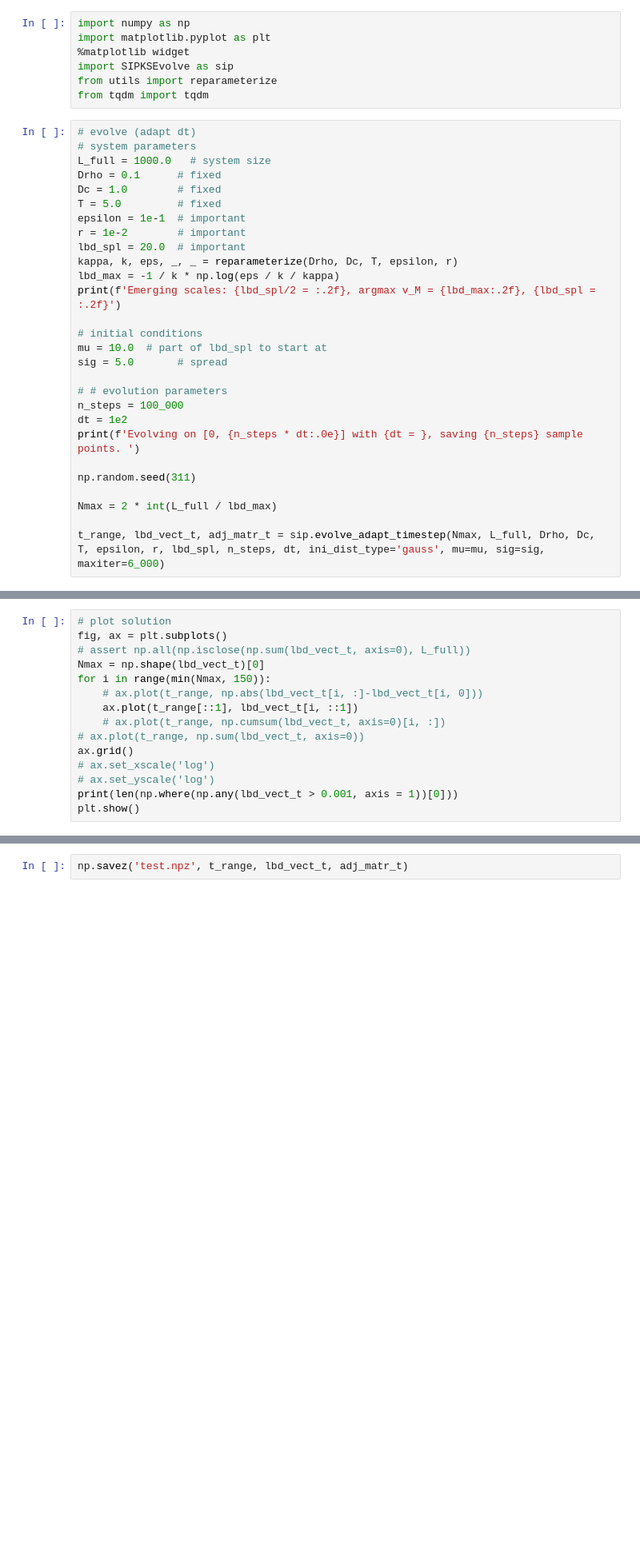
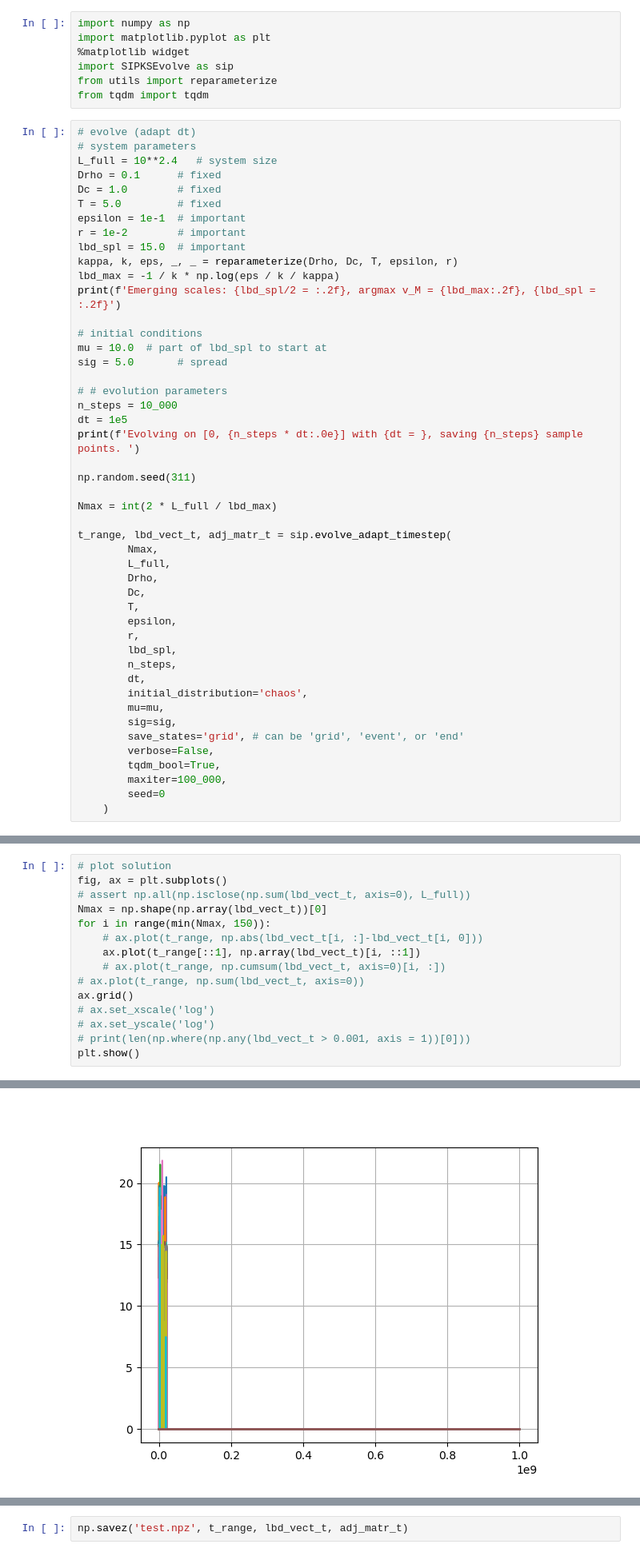
Before and after one commit to dknatan/KS_data_analysis, a Jupyter notebook: peaks_analysis/interacting_stoch_particles.ipynb, the cells around one changed output, grey strips where cells are left out. Shown at 80% size. Drawn from its saved outputs; the diff is of its cells as text; blank space fills up the shorter version.

```diff
--- a/peaks_analysis/interacting_stoch_particles.ipynb
+++ b/peaks_analysis/interacting_stoch_particles.ipynb
@@ -8,13 +8,13 @@ from tqdm import tqdm
 # %%
 # evolve (adapt dt)
 # system parameters
-L_full = 1000.0   # system size
+L_full = 10**2.4   # system size
 Drho = 0.1      # fixed
 Dc = 1.0        # fixed
 T = 5.0         # fixed
 epsilon = 1e-1  # important
 r = 1e-2        # important
-lbd_spl = 20.0  # important
+lbd_spl = 15.0  # important
 kappa, k, eps, _, _ = reparameterize(Drho, Dc, T, epsilon, r)
 lbd_max = -1 / k * np.log(eps / k / kappa)
 print(f'Emerging scales: {lbd_spl/2 = :.2f}, argmax v_M = {lbd_max:.2f}, {lbd_spl = :.2f}')
@@ -24,13 +24,32 @@ mu = 10.0  # part of lbd_spl to start at
 sig = 5.0       # spread
 
 # # evolution parameters
-n_steps = 100_000
-dt = 1e2
+n_steps = 10_000
+dt = 1e5
 print(f'Evolving on [0, {n_steps * dt:.0e}] with {dt = }, saving {n_steps} sample points. ')
 
 np.random.seed(311)
 
-Nmax = 2 * int(L_full / lbd_max)
+Nmax = int(2 * L_full / lbd_max)
 
-t_range, lbd_vect_t, adj_matr_t = sip.evolve_adapt_timestep(Nmax, L_full, Drho, Dc, T, epsilon, r, lbd_spl, n_steps, dt, ini_dist_type='gauss', mu=mu, sig=sig, maxiter=6_000)
+t_range, lbd_vect_t, adj_matr_t = sip.evolve_adapt_timestep(
+        Nmax,
+        L_full,
+        Drho,
+        Dc,
+        T,
+        epsilon,
+        r,
+        lbd_spl,
+        n_steps,
+        dt,
+        initial_distribution='chaos',
+        mu=mu,
+        sig=sig,
+        save_states='grid', # can be 'grid', 'event', or 'end'
+        verbose=False,
+        tqdm_bool=True,
+        maxiter=100_000,
+        seed=0
+    )
 # %% [output]
@@ -41,15 +60,15 @@ IndexError: index 0 is out of bounds for axis 0 with size 0
 # plot solution
 fig, ax = plt.subplots()
 # assert np.all(np.isclose(np.sum(lbd_vect_t, axis=0), L_full))
-Nmax = np.shape(lbd_vect_t)[0]
+Nmax = np.shape(np.array(lbd_vect_t))[0]
 for i in range(min(Nmax, 150)):
     # ax.plot(t_range, np.abs(lbd_vect_t[i, :]-lbd_vect_t[i, 0]))
-    ax.plot(t_range[::1], lbd_vect_t[i, ::1])
+    ax.plot(t_range[::1], np.array(lbd_vect_t)[i, ::1])
     # ax.plot(t_range, np.cumsum(lbd_vect_t, axis=0)[i, :])
 # ax.plot(t_range, np.sum(lbd_vect_t, axis=0))
 ax.grid()
 # ax.set_xscale('log')
 # ax.set_yscale('log')
-print(len(np.where(np.any(lbd_vect_t > 0.001, axis = 1))[0]))
+# print(len(np.where(np.any(lbd_vect_t > 0.001, axis = 1))[0]))
 plt.show()
 # %% [output]
@@ -57,0 +75 @@ Canvas(toolbar=Toolbar(toolitems=[('Home', 'Reset original view', 'home', 'home'
+[figure, added]
```
Also changed, not shown: parts of 17 cells of this notebook, 5 other files.
